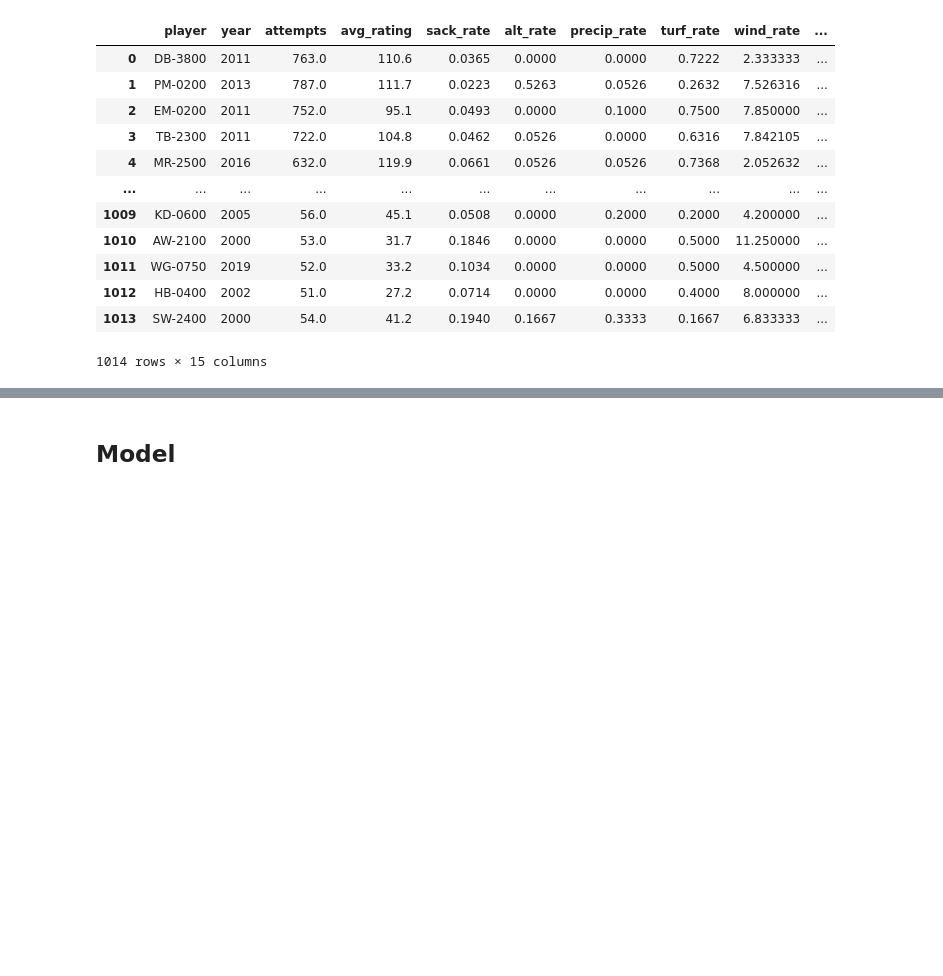
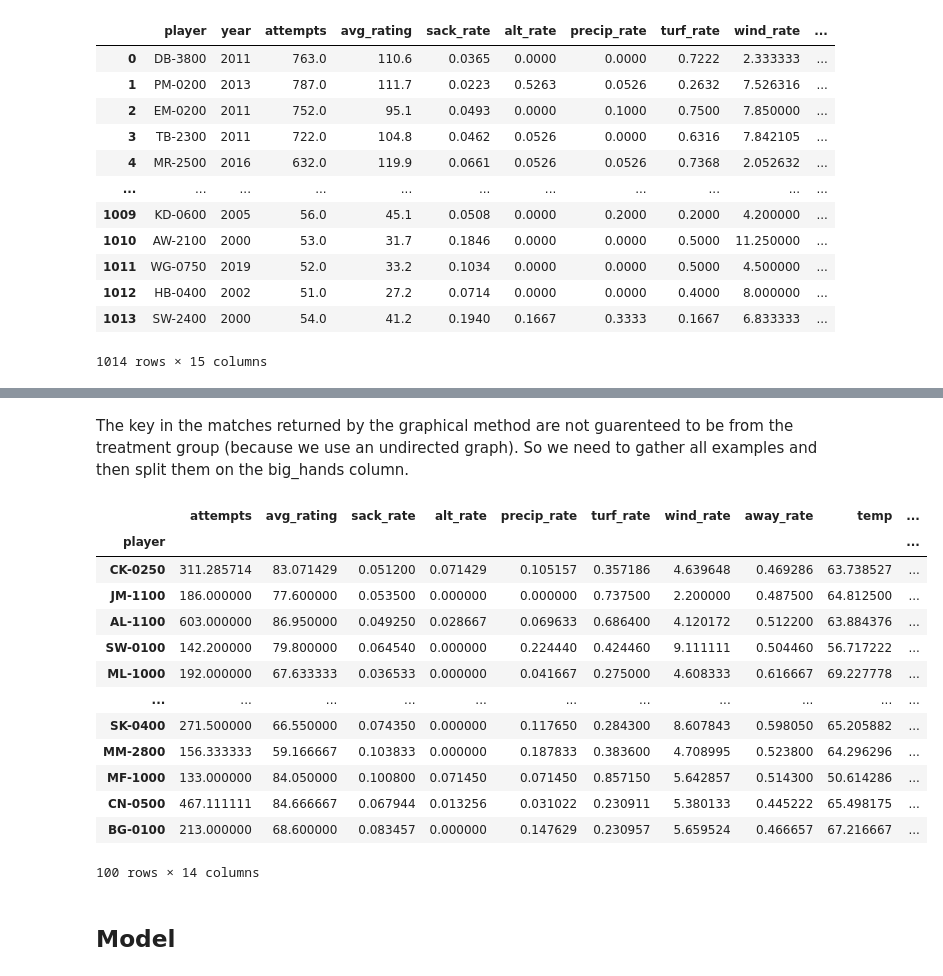
Before and after one commit to lewisbails/nfl-project, a Jupyter notebook: notebooks/quarterback_hands.ipynb, the cells around one changed output, grey strips where cells are left out. Saved outputs shown, nothing was run; the diff lists cells and outputs as text; code cells hidden in the pictures; blank space fills up the shorter version.

```diff
--- a/notebooks/quarterback_hands.ipynb
+++ b/notebooks/quarterback_hands.ipynb
@@ -159,5 +187,5 @@ df_clean
 # %%
-def average(group):
+def career_averages(group):
     row = {}
     for i, col in group.iteritems():
         if i!='player':
@@ -167,4 +195,6 @@ def average(group):
     new_group = pd.DataFrame.from_dict(row, orient='columns')
     return new_group
 # %%
-df_clean = df_clean.groupby('player').apply(average).reset_index(-1, drop=True).drop('arm', axis=1).dropna()
+df_career = df_subset.groupby('player').apply(career_averages).reset_index(-1, drop=True)
+df_career = df_career.loc[(df_career['seasons']>1) & (df_career['attempts']>100), :].dropna()
+df_career.info()
@@ -303,0 +271,21 @@ df_sh
+# %% [markdown]
+The key in the matches returned by the graphical method are not guarenteed to be from the treatment group (because we use an undirected graph). So we need to gather all examples and then split them on the big_hands column.
+# %%
+idx = list(matches.keys()) + [v['c'] for v in matches.values()]
+df_matches = df_career.loc[idx, :]
+df_matches
+# %% [output]
+|  | attempts | avg_rating | sack_rate | alt_rate | precip_rate | turf_rate | wind_rate | away_rate | temp | ... |
+| player |  |  |  |  |  |  |  |  |  | ... |
+| CK-0250 | 311.285714 | 83.071429 | 0.051200 | 0.071429 | 0.105157 | 0.357186 | 4.639648 | 0.469286 | 63.738527 | ... |
+| JM-1100 | 186.000000 | 77.600000 | 0.053500 | 0.000000 | 0.000000 | 0.737500 | 2.200000 | 0.487500 | 64.812500 | ... |
+| AL-1100 | 603.000000 | 86.950000 | 0.049250 | 0.028667 | 0.069633 | 0.686400 | 4.120172 | 0.512200 | 63.884376 | ... |
+| SW-0100 | 142.200000 | 79.800000 | 0.064540 | 0.000000 | 0.224440 | 0.424460 | 9.111111 | 0.504460 | 56.717222 | ... |
+| ML-1000 | 192.000000 | 67.633333 | 0.036533 | 0.000000 | 0.041667 | 0.275000 | 4.608333 | 0.616667 | 69.227778 | ... |
+| ... | ... | ... | ... | ... | ... | ... | ... | ... | ... | ... |
+| SK-0400 | 271.500000 | 66.550000 | 0.074350 | 0.000000 | 0.117650 | 0.284300 | 8.607843 | 0.598050 | 65.205882 | ... |
+| MM-2800 | 156.333333 | 59.166667 | 0.103833 | 0.000000 | 0.187833 | 0.383600 | 4.708995 | 0.523800 | 64.296296 | ... |
+| MF-1000 | 133.000000 | 84.050000 | 0.100800 | 0.071450 | 0.071450 | 0.857150 | 5.642857 | 0.514300 | 50.614286 | ... |
+| CN-0500 | 467.111111 | 84.666667 | 0.067944 | 0.013256 | 0.031022 | 0.230911 | 5.380133 | 0.445222 | 65.498175 | ... |
+| BG-0100 | 213.000000 | 68.600000 | 0.083457 | 0.000000 | 0.147629 | 0.230957 | 5.659524 | 0.466657 | 67.216667 | ... |
+100 rows × 14 columns
```
Also changed, not shown: parts of 32 cells of this notebook, 7 other files.
